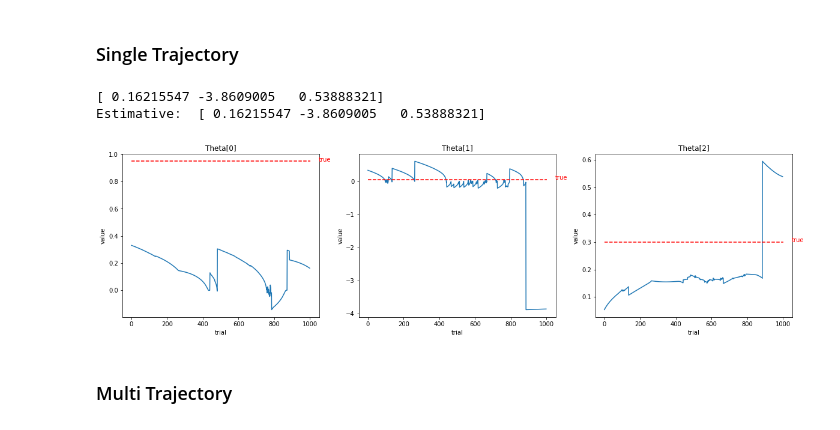
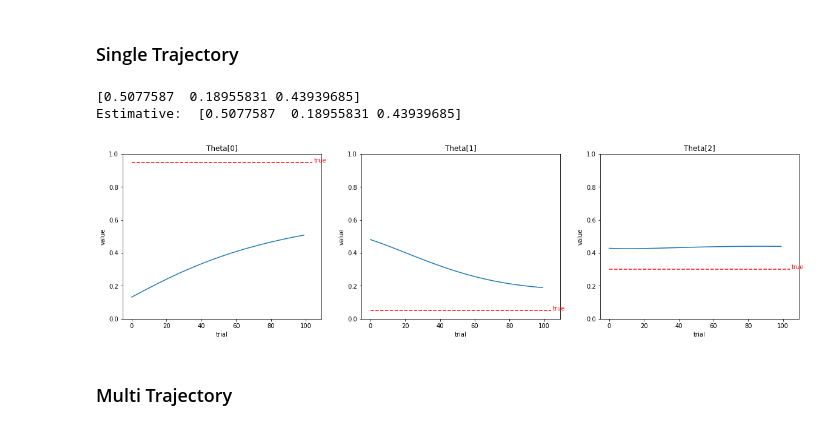
Before and after one commit to guialba/RL, a Jupyter notebook: Gridworld/experiment_complete.ipynb, the cells around one changed output. Drawn from its saved outputs; the diff is of its cells as text; code cells hidden in the pictures.

```diff
--- a/Gridworld/experiment_complete.ipynb
+++ b/Gridworld/experiment_complete.ipynb
@@ -173,6 +173,7 @@ def plot_gradient_descent(opt, params):
         axs[i].set_title(f'Theta[{i}]')
         axs[i].set_ylabel('value')
         axs[i].set_xlabel('trial')
+        axs[i].set_ylim(0, 1)
 # %%
 import random
 
@@ -191,16 +192,16 @@ def GradientDescent(Es, param=None, learning_rate=1e-6, max_trials=100, stochast
 # %%
 params = [.95, .05, .3]
 H, eta = generateTheta(*params)
 E = generateTrajetory(H, eta, g, 15)
 
-opt = [i for i in  GradientDescent([E], learning_rate=1e-4, max_trials=1000)]
+opt = [i for i in  GradientDescent([E], learning_rate=1e-3, max_trials=100)]
 
 print(opt[-1])
 plot_gradient_descent(opt, params)
 # %% [output]
-[ 0.16215547 -3.8609005   0.53888321]
-Estimative:  [ 0.16215547 -3.8609005   0.53888321]
+[0.5077587  0.18955831 0.43939685]
+Estimative:  [0.5077587  0.18955831 0.43939685]
-[figure, old version]
+[figure, new version]
 # %% [markdown]
 ### Multi Trajectory
 # %% [markdown]
```
Also changed, not shown: parts of 5 cells of this notebook, 1 other file.
